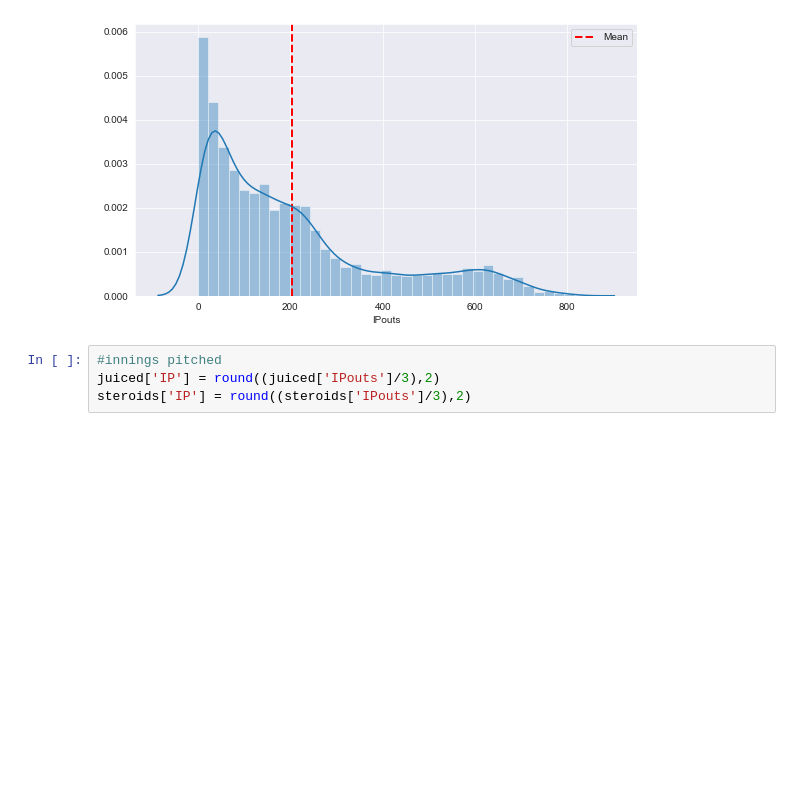
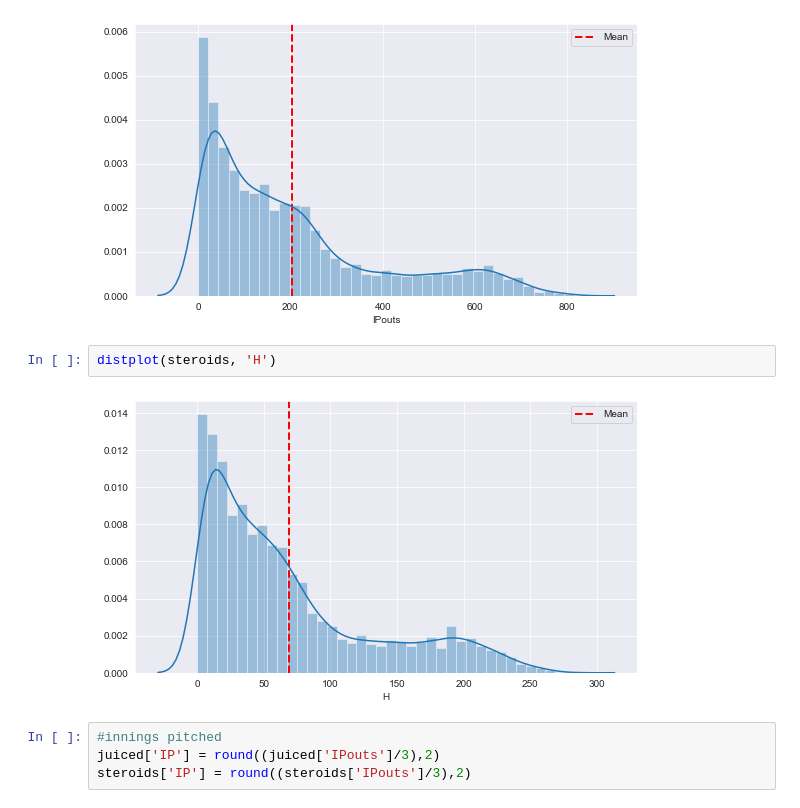
Before and after one commit to cjriggio/juiced, a Jupyter notebook: pitchingEDA.ipynb, the cells around one changed output. Drawn from its saved outputs; the diff is of its cells as text; blank space fills up the shorter version.

```diff
--- a/pitchingEDA.ipynb
+++ b/pitchingEDA.ipynb
@@ -85,6 +85,10 @@ distplot(juiced, 'IPouts') #juiced outs pitched
 distplot(steroids, 'IPouts') #outs pitchs
 # %% [output]
 [figure]
+# %%
+distplot(steroids, 'H')
+# %% [output]
+[figure, added]
 # %%
 #innings pitched
 juiced['IP'] = round((juiced['IPouts']/3),2)
```
Also changed, not shown: 1 other file.
